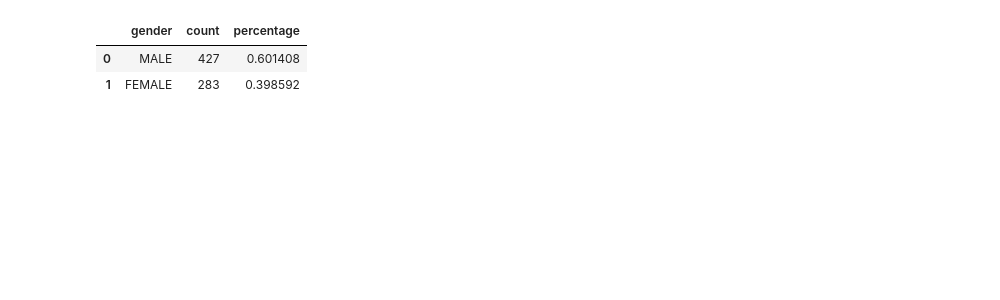
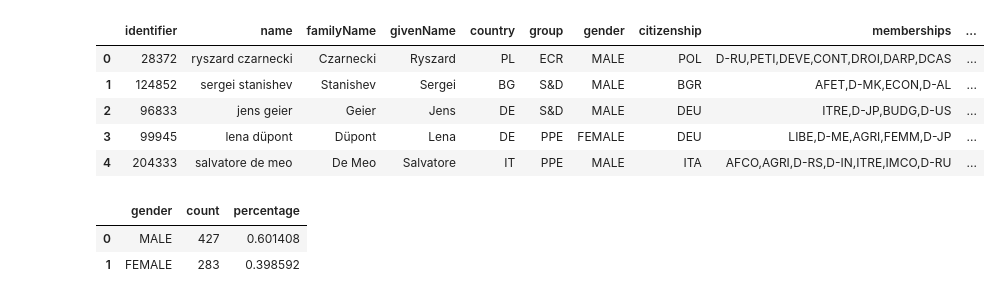
Before and after one commit to SWRdata/p081_euparlament_divers, a Jupyter notebook: analysis/analyse.ipynb, the cells around one changed output. Cells and saved outputs as stored; diff of their text form; code cells hidden in the pictures; blank space fills up the shorter version.

```diff
--- a/analysis/analyse.ipynb
+++ b/analysis/analyse.ipynb
@@ -6,6 +6,15 @@ from os import path
 # Hier euren Pfad zur CSV einfügen
 path = "C:/Users/lorga/Desktop/Parlament/data/output.csv"
 meps_df = pd.read_csv(path, sep = ";")
+# %%
+meps_df.head()
+# %% [output]
+|  | identifier | name | familyName | givenName | country | group | gender | citizenship | memberships | ... |
+| 0 | 28372 | ryszard czarnecki | Czarnecki | Ryszard | PL | ECR | MALE | POL | D-RU,PETI,DEVE,CONT,DROI,DARP,DCAS | ... |
+| 1 | 124852 | sergei stanishev | Stanishev | Sergei | BG | S&D | MALE | BGR | AFET,D-MK,ECON,D-AL | ... |
+| 2 | 96833 | jens geier | Geier | Jens | DE | S&D | MALE | DEU | ITRE,D-JP,BUDG,D-US | ... |
+| 3 | 99945 | lena düpont | Düpont | Lena | DE | PPE | FEMALE | DEU | LIBE,D-ME,AGRI,FEMM,D-JP | ... |
+| 4 | 204333 | salvatore de meo | De Meo | Salvatore | IT | PPE | MALE | ITA | AFCO,AGRI,D-RS,D-IN,ITRE,IMCO,D-RU | ... |
 # %%
 gender_percentages_df = pd.DataFrame(meps_df.value_counts("gender"))
 gender_percentages_df = gender_percentages_df.reset_index().rename(columns = {0: "count"})
```
Also changed, not shown: parts of 2 cells of this notebook, 2 other files.
